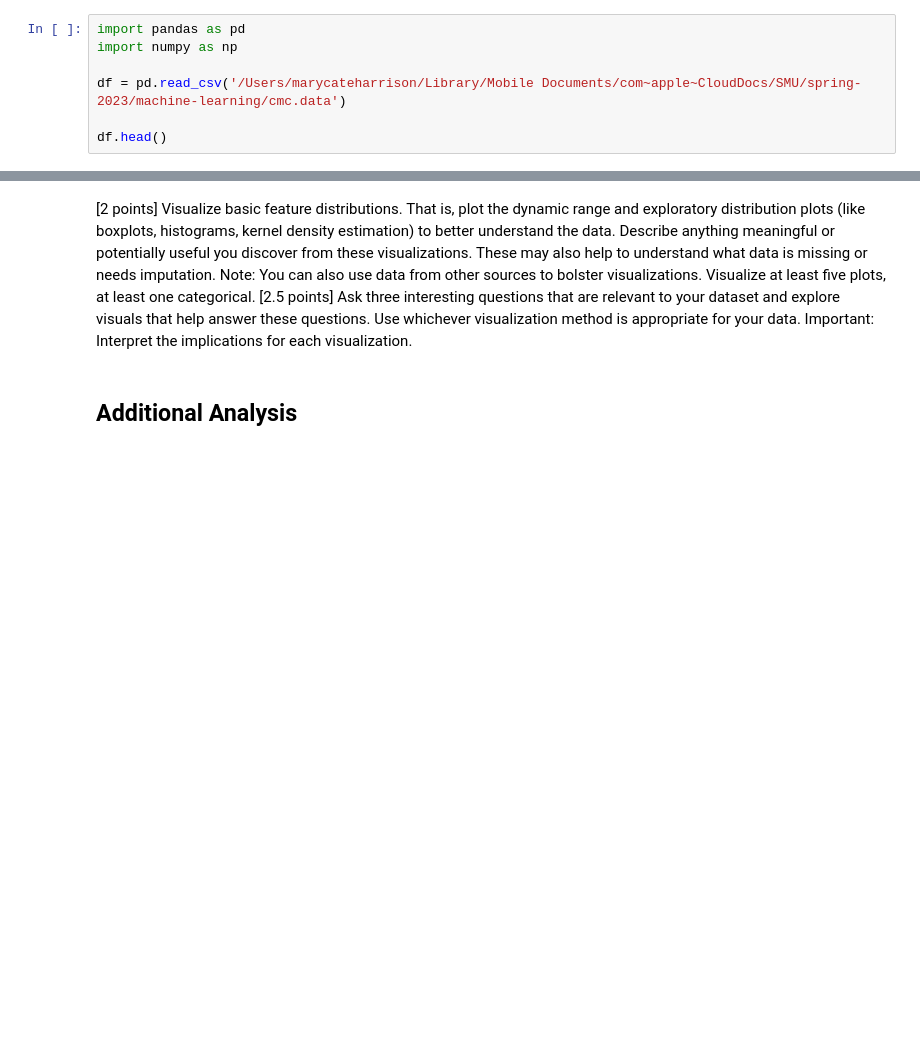
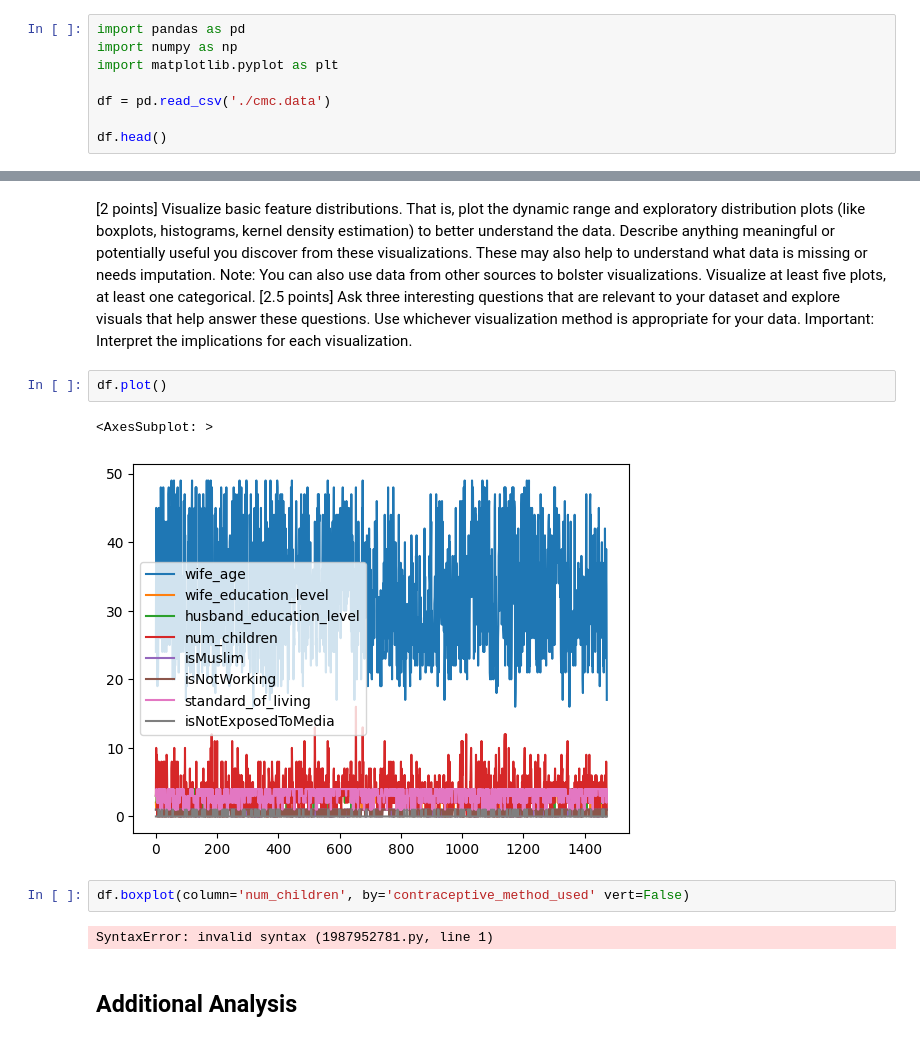
Before and after one commit to mharrison77/cs5342_lab_one, a Jupyter notebook: LabOne-ExploringTableData.ipynb, the cells around one changed output, grey strips where cells are left out. Saved outputs shown, nothing was run; the diff lists cells and outputs as text; blank space fills up the shorter version.

Commit message:
Imported visualization library

```diff
--- a/LabOne-ExploringTableData.ipynb
+++ b/LabOne-ExploringTableData.ipynb
@@ -26,8 +26,9 @@ Dataset: Contraceptive Method Choice Data Set URL: https://archive.ics.uci.edu/m
 # %%
 import pandas as pd
 import numpy as np
+import matplotlib.pyplot as plt
 
-df = pd.read_csv('/Users/marycateharrison/Library/Mobile Documents/com~apple~CloudDocs/SMU/spring-2023/machine-learning/cmc.data')
+df = pd.read_csv('./cmc.data')
 
 df.head()
 # %% [output]
@@ -180,5 +181,14 @@ Since there are no missing values and not enough information to verify the dupli
 # %% [markdown]
 [2 points] Visualize basic feature distributions. That is, plot the dynamic range and exploratory distribution plots (like boxplots, histograms, kernel density estimation) to better understand the data. Describe anything meaningful or potentially useful you discover from these visualizations. These may also help to understand what data is missing or needs imputation. Note: You can also use data from other sources to bolster visualizations. Visualize at least five plots, at least one categorical.
 [2.5 points] Ask three interesting questions that are relevant to your dataset and explore visuals that help answer these questions. Use whichever visualization method is appropriate for your data.  Important: Interpret the implications for each visualization.
+# %%
+df.plot()
+# %% [output]
+<AxesSubplot: >
+[figure, added]
+# %%
+df.boxplot(column='num_children', by='contraceptive_method_used' vert=False)
+# %% [output]
+SyntaxError: invalid syntax (1987952781.py, line 1)
 # %% [markdown]
 ## Additional Analysis
```
